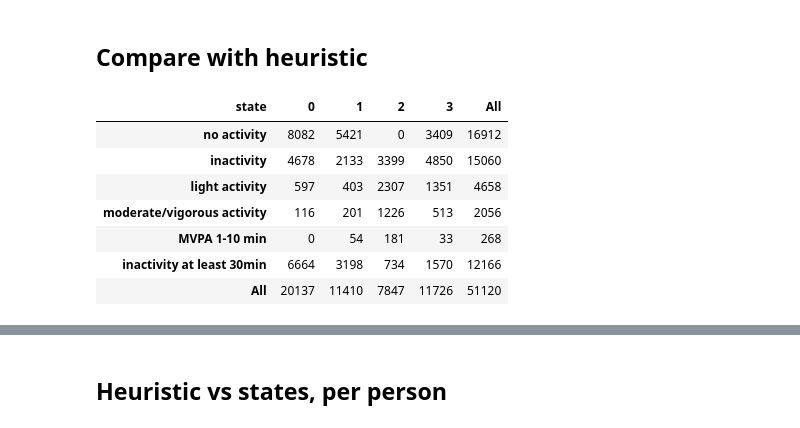
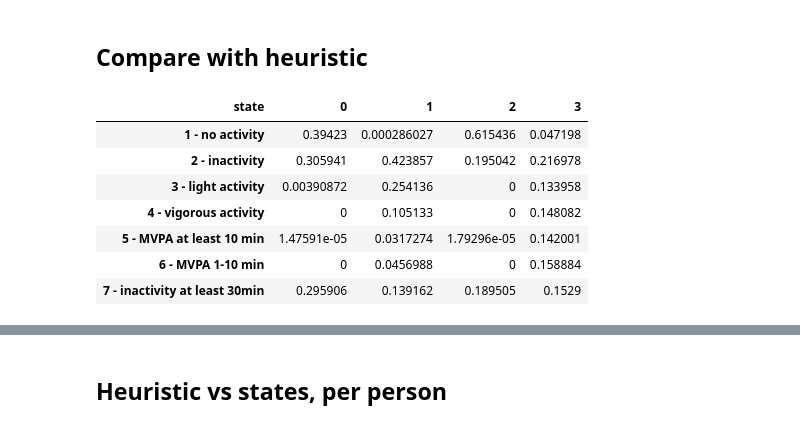
Before and after one commit to wadpac/millenniumcohort-acc, a Jupyter notebook: python/notebooks/2_AnalyseResults.ipynb, the cells around one changed output, grey strips where cells are left out. Drawn from its saved outputs; the diff is of its cells as text; code cells hidden in the pictures.

```diff
--- a/python/notebooks/2_AnalyseResults.ipynb
+++ b/python/notebooks/2_AnalyseResults.ipynb
@@ -217,7 +282,7 @@ bar_width = 1./len(states)*3
 colors = colormap
 
 #Draw all states, but don't draw All
-for i in range(len(states)-1):
+for i in range(len(states)):
     rects1 = plt.barh(index + i*bar_width,
                      ctab[states[i]],
                      bar_width,
@@ -316,11 +391,18 @@ ctab_heuristic.index = [heuristic_classes[i-1] for i in ctab_heuristic.index[:-1
+# %%
+ctab_heuristic_long = pd.read_sql('''select heuristic, state, count(*) from data_with_states group by heuristic, state''', conn)
+# %%
+ctab_heuristic = ctab_heuristic_long.pivot(index='heuristic', columns='state', values='count(*)').fillna(0)
+# %%
+ctab_heuristic.index = [get_heuristic(i) for i in ctab_heuristic.index]
 # %%
-ctab_heuristic.style.background_gradient(cmap='BuGn',axis=0)
+ctab_heuristic_norm = ctab_heuristic.divide(ctab_heuristic.sum(axis=0), axis=1)
+ctab_heuristic_norm.style.background_gradient(cmap='BuGn',axis=0)
 # %% [output]
-| state | 0 | 1 | 2 | 3 | All |
-| no activity | 8082 | 5421 | 0 | 3409 | 16912 |
-| inactivity | 4678 | 2133 | 3399 | 4850 | 15060 |
-| light activity | 597 | 403 | 2307 | 1351 | 4658 |
-| moderate/vigorous activity | 116 | 201 | 1226 | 513 | 2056 |
-| MVPA 1-10 min | 0 | 54 | 181 | 33 | 268 |
-| inactivity at least 30min | 6664 | 3198 | 734 | 1570 | 12166 |
-| All | 20137 | 11410 | 7847 | 11726 | 51120 |
+| state | 0 | 1 | 2 | 3 |
+| 1 - no activity | 0.39423 | 0.000286027 | 0.615436 | 0.047198 |
+| 2 - inactivity | 0.305941 | 0.423857 | 0.195042 | 0.216978 |
+| 3 - light activity | 0.00390872 | 0.254136 | 0 | 0.133958 |
+| 4 - vigorous activity | 0 | 0.105133 | 0 | 0.148082 |
+| 5 - MVPA at least 10 min | 1.47591e-05 | 0.0317274 | 1.79296e-05 | 0.142001 |
+| 6 - MVPA 1-10 min | 0 | 0.0456988 | 0 | 0.158884 |
+| 7 - inactivity at least 30min | 0.295906 | 0.139162 | 0.189505 | 0.1529 |
```
Also changed, not shown: parts of 67 cells of this notebook.
